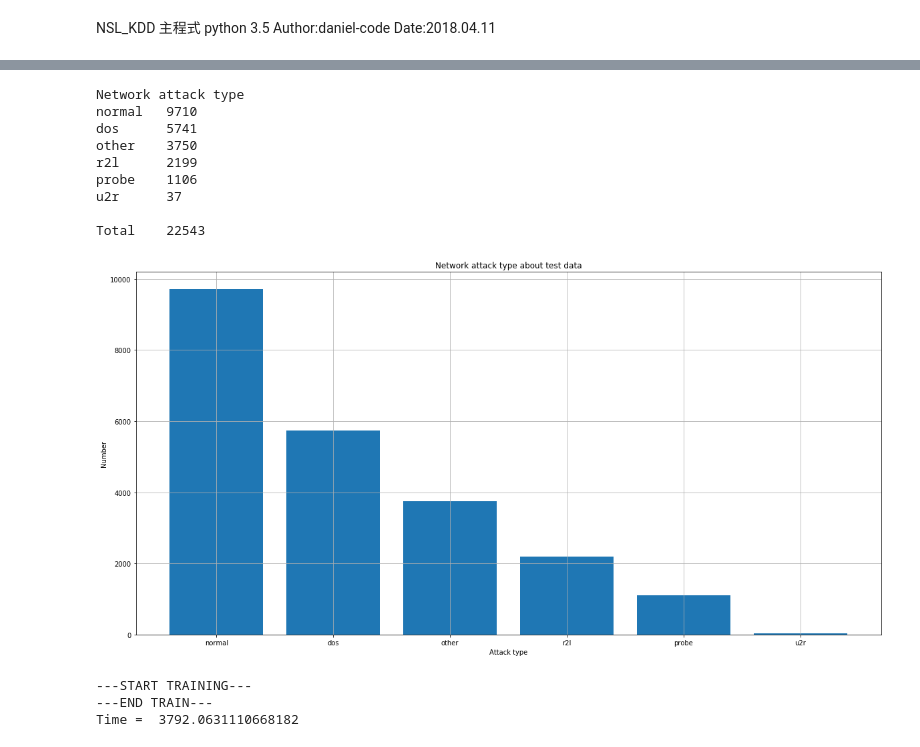
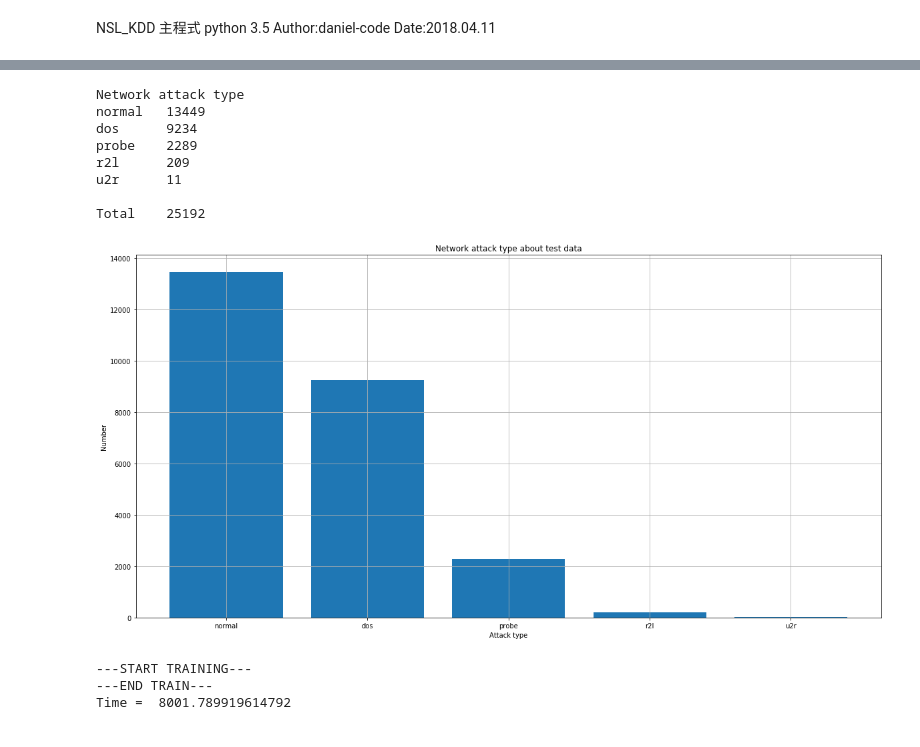
Before and after one commit to daniel-code/PRACTICE-AND-APPLICATIONS-OF-MACHINE-LEARNING, a Jupyter notebook: hw3/hw3.ipynb, the cells around one changed output, grey strips where cells are left out. Saved outputs shown, nothing was run; the diff lists cells and outputs as text; code cells hidden in the pictures.

```diff
--- a/hw3/hw3.ipynb
+++ b/hw3/hw3.ipynb
@@ -26,8 +26,9 @@ attack_type = pd.read_csv('NSL_KDD/Attack Types.csv', names=['attack', 'type'])
 attack_type_dict = attack_type.set_index('attack')['type'].to_dict()
 # build training data and label
 y = data[41].apply(lambda x: attack_type_dict[x] if x in attack_type_dict else 'other')
-x = data.drop(columns=[1, 2, 3, 41])
-#print(x)
+#x = data.drop(columns=[1, 2, 3, 41])
+x = data.iloc[:, [4, 5, 11, 32]]
+print(x)
 # statistics attack type
 hist = {}
 for row in y.values:
@@ -42,8 +43,8 @@ for item in sorted_hist_list:
 print('\nTotal\t', len(x))
 plt.figure(figsize=(20, 10))
 plt.title('Network attack type about training data')
-plt.bar(range(len(sorted_hist_list[:,0])),list(map(float,sorted_hist_list[:, 1])))
-plt.xticks(range(len(sorted_hist_list[:,0])),sorted_hist_list[:, 0])
+plt.bar(range(len(sorted_hist_list[:, 0])), list(map(float, sorted_hist_list[:, 1])))
+plt.xticks(range(len(sorted_hist_list[:, 0])), sorted_hist_list[:, 0])
 plt.xlabel('Attack type')
 plt.ylabel('Number')
 plt.grid(True)
@@ -63,47 +73,47 @@ u2r      52
 Total    125973
 [figure]
 # %%
-data = pd.read_csv('NSL_KDD/KDDTest+.csv', header=None)
+data = pd.read_csv('NSL_KDD/20_Percent Training_Set.csv', header=None)
 
 # build attack table
 #attack_type = pd.read_csv('NSL_KDD/Attack Types.csv', names=['attack', 'type'])
 #attack_type_dict = attack_type.set_index('attack')['type'].to_dict()
 
 # build training data and label
 y = data[41].apply(lambda x:attack_type_dict[x]if x in attack_type_dict else 'other')
-x = data.drop(columns=[1, 2, 3, 41])
+#x = data.drop(columns=[1, 2, 3, 41])
+x = data.iloc[:, [4, 5, 11, 32]]
 hist = {}
 for row in y.values:
     if row in hist:
         hist[row] += 1
     else:
         hist[row] = 1
 sorted_hist_list = np.array(sorted(hist.items(), key=operator.itemgetter(1), reverse=True))
 print('Network attack type')
 for item in sorted_hist_list:
     print(item[0], '\t', item[1])
 print('\nTotal\t', len(x))
 plt.figure(figsize=(20, 10))
 plt.title('Network attack type about test data')
 plt.bar(range(len(sorted_hist_list[:,0])),list(map(float,sorted_hist_list[:, 1])))
 plt.xticks(range(len(sorted_hist_list[:,0])),sorted_hist_list[:, 0])
 plt.xlabel('Attack type')
 plt.ylabel('Number')
 plt.grid(True)
 plt.show()
 x_test = np.array(x)
 y_test = np.array(y)
 # %% [output]
 Network attack type
-normal   9710
-dos      5741
-other    3750
-r2l      2199
-probe    1106
-u2r      37
+normal   13449
+dos      9234
+probe    2289
+r2l      209
+u2r      11
 
-Total    22543
+Total    25192
-[figure, old version]
+[figure, new version]
 # %%
 # build model
 model = svm.SVC()
@@ -115,5 +125,5 @@ print('Time = ', time.time() - start_time)
 # %% [output]
 ---START TRAINING---
 ---END TRAIN---
-Time =  3792.0631110668182
+Time =  8001.789919614792
 # %%
```
Also changed, not shown: parts of 2 cells of this notebook.
